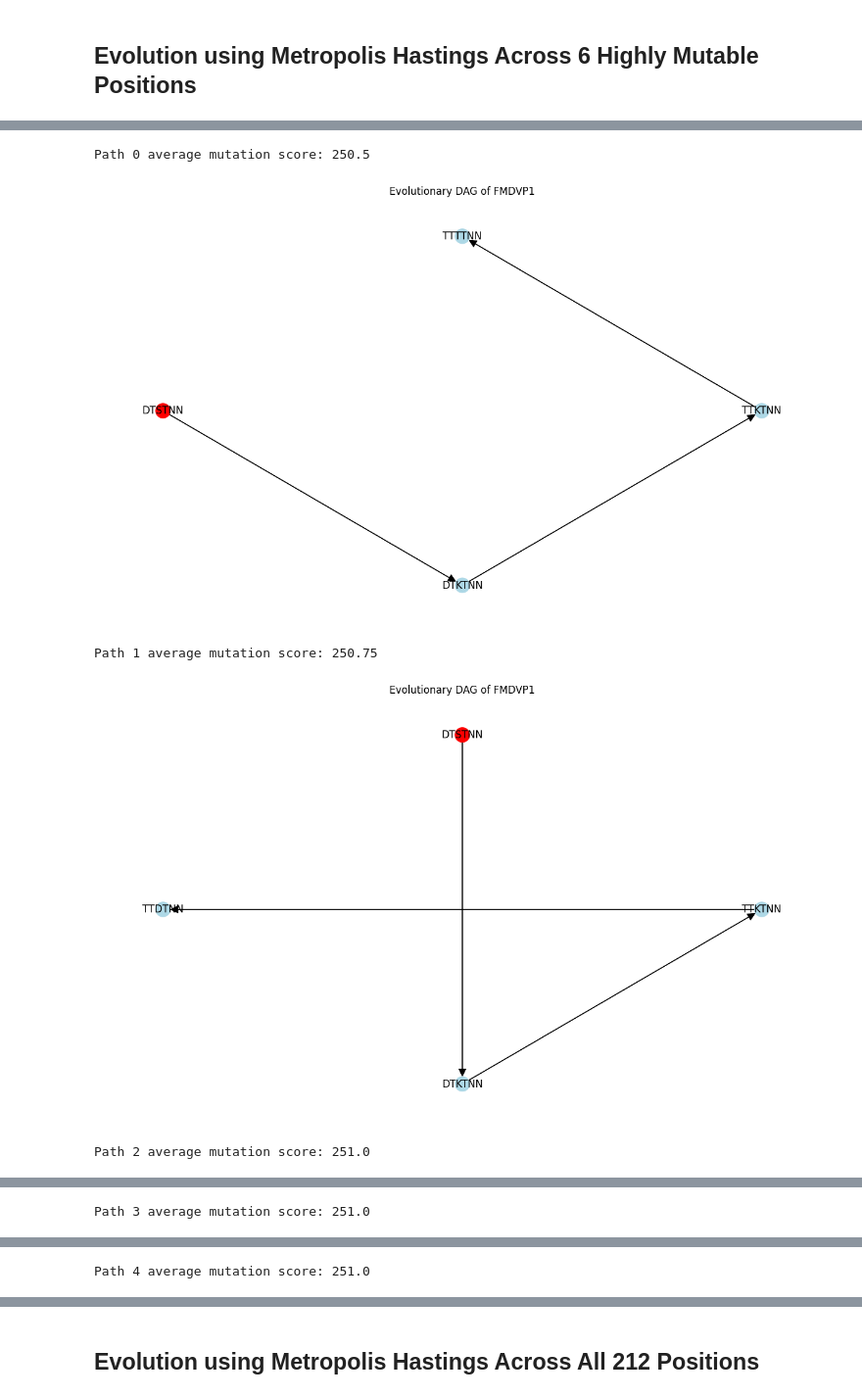
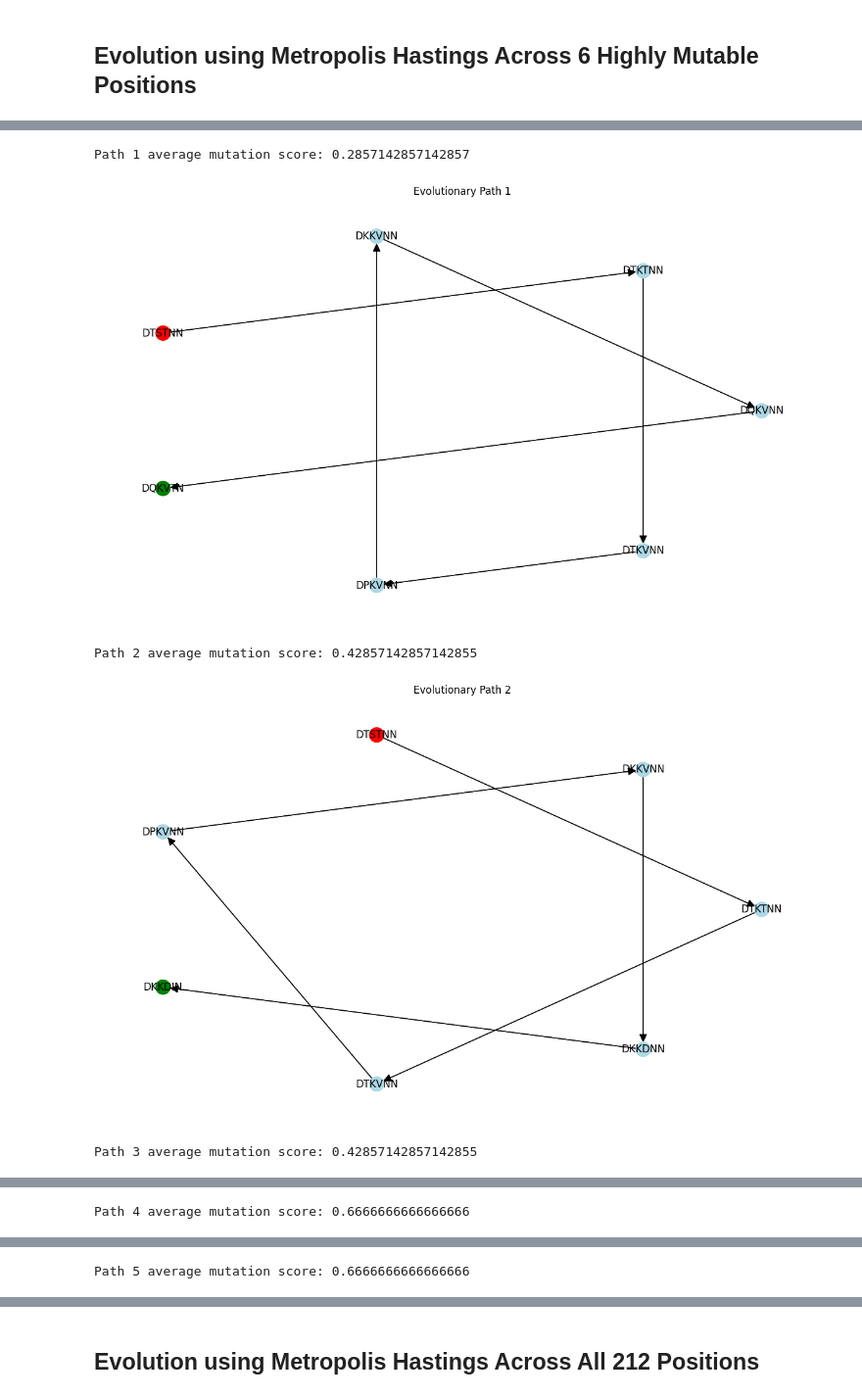
Before and after one commit to aubreyagub/esm2_for_fmdv, a Jupyter notebook: fmd-mh.ipynb, the cells around one changed output, grey strips where cells are left out. Shown at 98% size. Cells and saved outputs as stored; diff of their text form; code cells hidden in the pictures.

```diff
--- a/fmd-mh.ipynb
+++ b/fmd-mh.ipynb
@@ -20,14 +20,15 @@ num_of_mutations_desired=3 # number of mutations desired after filtering with mu
 
 
 mh_iterations = 10
-mh_positions_per_seq = 6 # number of positions generated via mh
+top_k_percent = 0.02 # 1% of pool of 114 possible mutations (6 amino acids at current positions excluded) = 2 mutations
 mh_mutations_per_seq = 3 # number of amino acids generated per pos
 
 # evaluation strategy parameters
-max_generations = 3
+max_generations = 6
 alignment_file_path = os.path.join("fmd_evolution/evaluation", "FMDV_VP1_HVR_1571seq_aln.fas") # can only be applied on predictions with constrained positions 138-143 - can I push this to my repo? or not supposed to be public?
 segment = list(reference_seq)[constrained_start-1:constrained_end] # constrained segment to mutate
 ref_seq_id = ''.join(segment)
+ref_seq_id = "base"
 # %%
 for pos in range(constrained_start,constrained_end+1):
     print(f"Position {pos} : Amino Acid {segment[pos-constrained_start]}")
@@ -44,7 +45,7 @@ Position 143 : Amino Acid N
 plm = ProteinLanguageModel()
 fmd_sequence = plm.create_protein_sequence(id=ref_seq_id,sequence=reference_seq) # protein sequence object generator
 # %%
-mutation_strat = MetropolisHastings(iterations=mh_iterations, mutations_per_seq=mh_mutations_per_seq, start_pos=constrained_start,end_pos=constrained_end) # to generate pool of mutations
+mutation_strat = MetropolisHastings(iterations=mh_iterations, top_k_percent=top_k_percent, start_pos=constrained_start,end_pos=constrained_end) # to generate pool of mutations
 ranked_eval_strat = RankedEvaluationStrategy(root_sequence = fmd_sequence) # to score and to filter pool of mutations
 evolution = Evolution(
     root_sequence = fmd_sequence,
@@ -102,11 +98,12 @@ Number of paths generated: 24
 # %%
 for i in range(num_of_paths):
     average_mutation_score,path = sorted_paths[i]
-    print(f"Path {i} average mutation score: {average_mutation_score}")
-    evolution.visualise_graph(path)
+    path_name = i+1 # start from Path 1
+    print(f"Path {path_name} average mutation score: {average_mutation_score}")
+    evolution.visualise_graph(path=path,title=f"Evolutionary Path {path_name}")
 # %% [output]
-Path 0 average mutation score: 250.5
+Path 1 average mutation score: 0.2857142857142857
-[figure, old version]
+[figure, new version]
-Path 1 average mutation score: 250.75
+Path 2 average mutation score: 0.42857142857142855
-[figure, old version]
+[figure, new version]
-Path 2 average mutation score: 251.0
+Path 3 average mutation score: 0.42857142857142855
@@ -114 +111 @@ Path 2 average mutation score: 251.0
-Path 3 average mutation score: 251.0
+Path 4 average mutation score: 0.6666666666666666
@@ -116 +113 @@ Path 3 average mutation score: 251.0
-Path 4 average mutation score: 251.0
+Path 5 average mutation score: 0.6666666666666666
```
Also changed, not shown: parts of 17 cells of this notebook.
